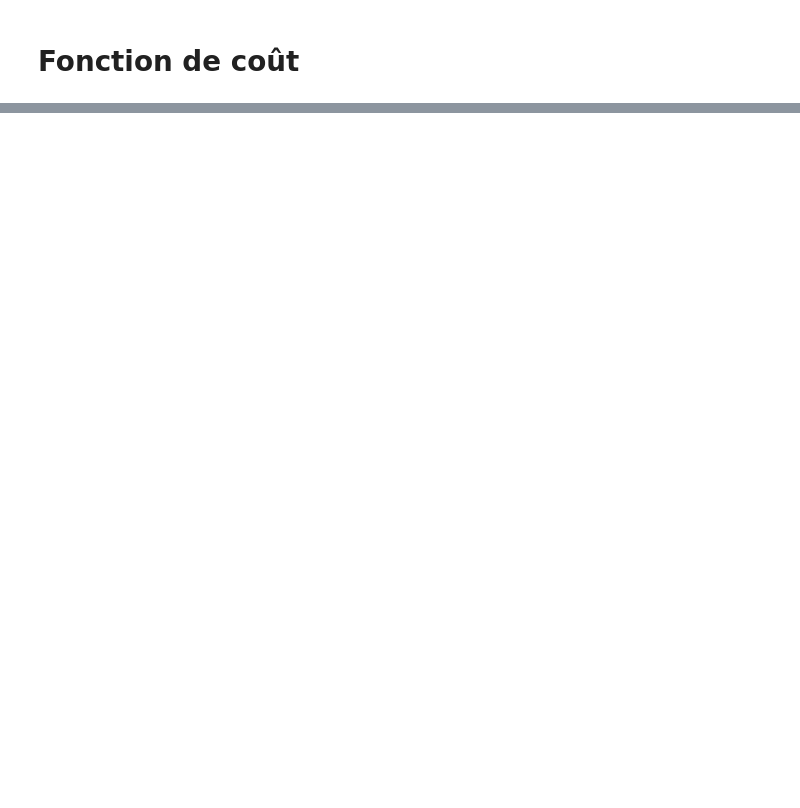
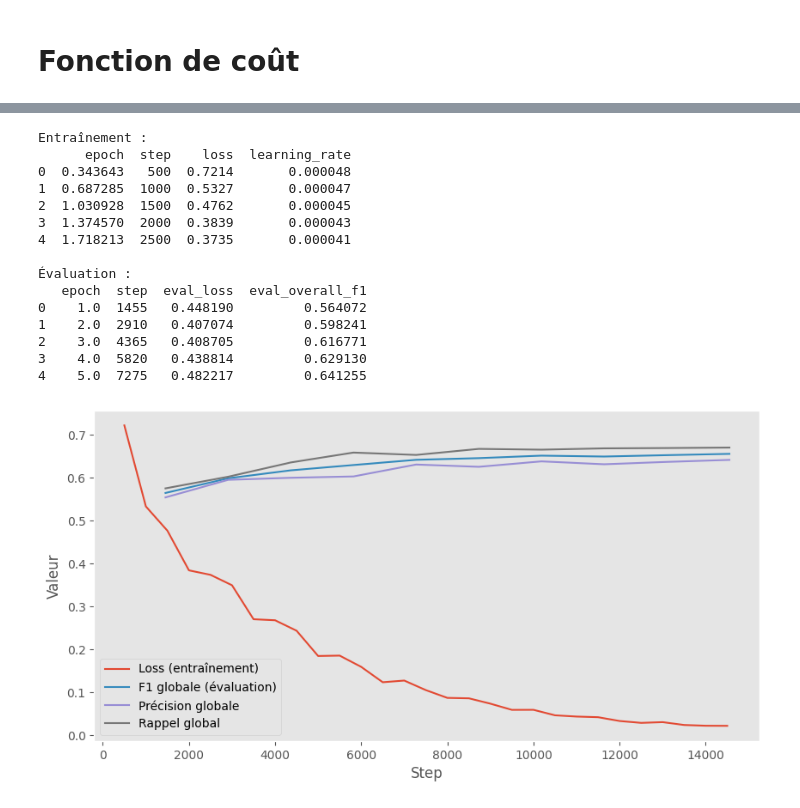
Before and after one commit to Nicolassalvan/mti881-projet2, a Jupyter notebook: analyse.ipynb, the cells around one changed output, grey strips where cells are left out. Saved outputs shown, nothing was run; the diff lists cells and outputs as text; code cells hidden in the pictures; blank space fills up the shorter version.

```diff
--- a/analyse.ipynb
+++ b/analyse.ipynb
@@ -551 +580,40 @@ df.head()
+# %%
+
+train_df = df[df['loss'].notna()].reset_index(drop=True) #dataframe entrainement
+eval_df = df[df['eval_loss'].notna()].reset_index(drop=True) #dataframe evaluation
+print("Entraînement :")
+print(train_df[['epoch', 'step', 'loss', 'learning_rate']].head())
+
+print("\nÉvaluation :")
+print(eval_df[['epoch', 'step', 'eval_loss', 'eval_overall_f1']].head())
+
+
+#étude loss, precision, recall globaux
+plt.figure(figsize=(10, 5))
+plt.plot(train_df['step'], train_df['loss'], label='Loss (entraînement)')
+plt.plot(eval_df['step'], eval_df['eval_overall_f1'], label='F1 globale (évaluation)')
+plt.plot(eval_df['step'], eval_df['eval_overall_precision'], label='Précision globale')
+plt.plot(eval_df['step'], eval_df['eval_overall_recall'], label='Rappel global')
+plt.xlabel('Step')
+plt.ylabel('Valeur')
+plt.legend()
+plt.grid()
+plt.show()
+# %% [output]
+Entraînement :
+      epoch  step    loss  learning_rate
+0  0.343643   500  0.7214       0.000048
+1  0.687285  1000  0.5327       0.000047
+2  1.030928  1500  0.4762       0.000045
+3  1.374570  2000  0.3839       0.000043
+4  1.718213  2500  0.3735       0.000041
+
+Évaluation :
+   epoch  step  eval_loss  eval_overall_f1
+0    1.0  1455   0.448190         0.564072
+1    2.0  2910   0.407074         0.598241
+2    3.0  4365   0.408705         0.616771
+3    4.0  5820   0.438814         0.629130
+4    5.0  7275   0.482217         0.641255
+[figure, added]
 # %%
```
Also changed, not shown: parts of 9 cells of this notebook.
